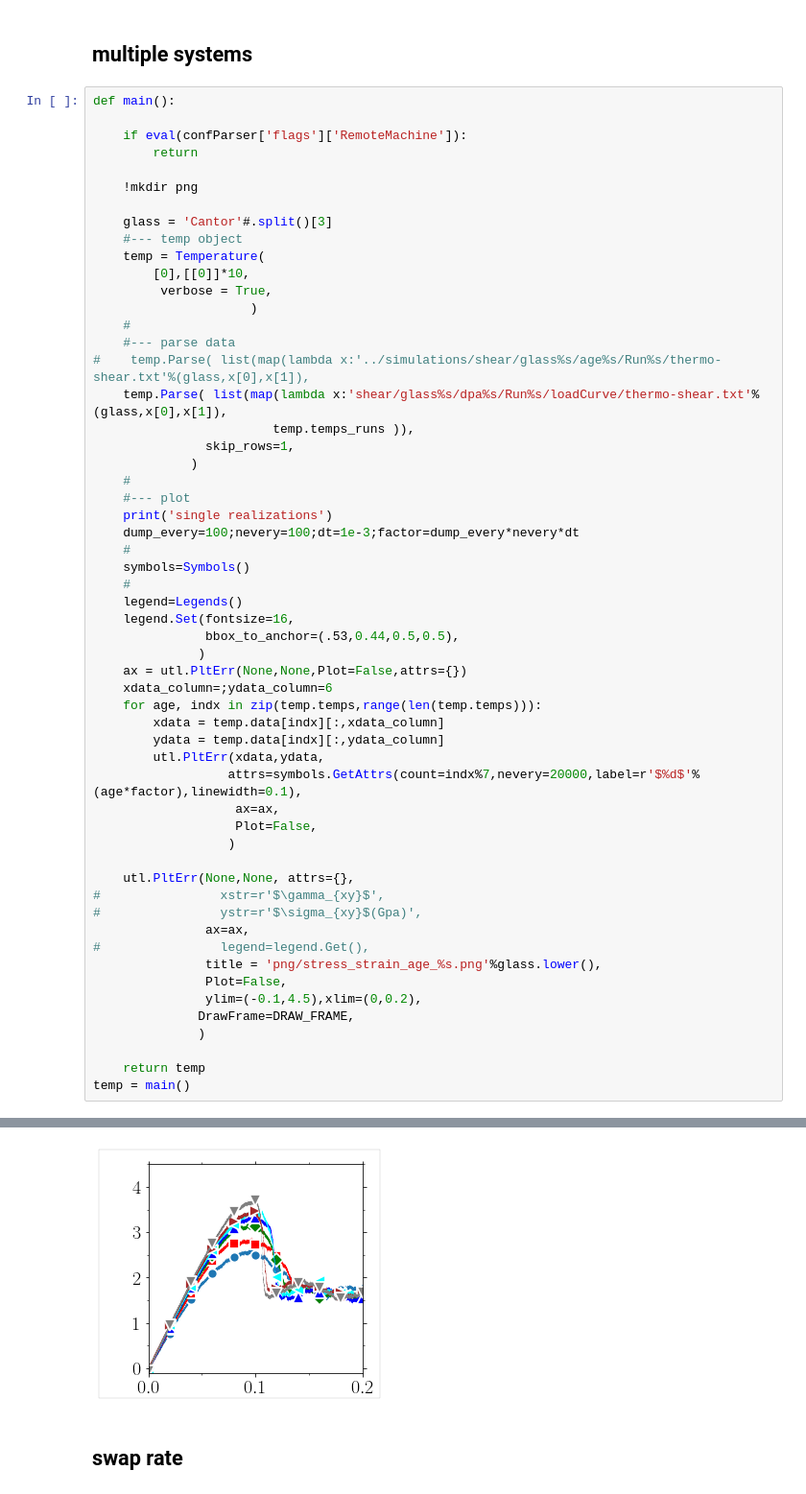
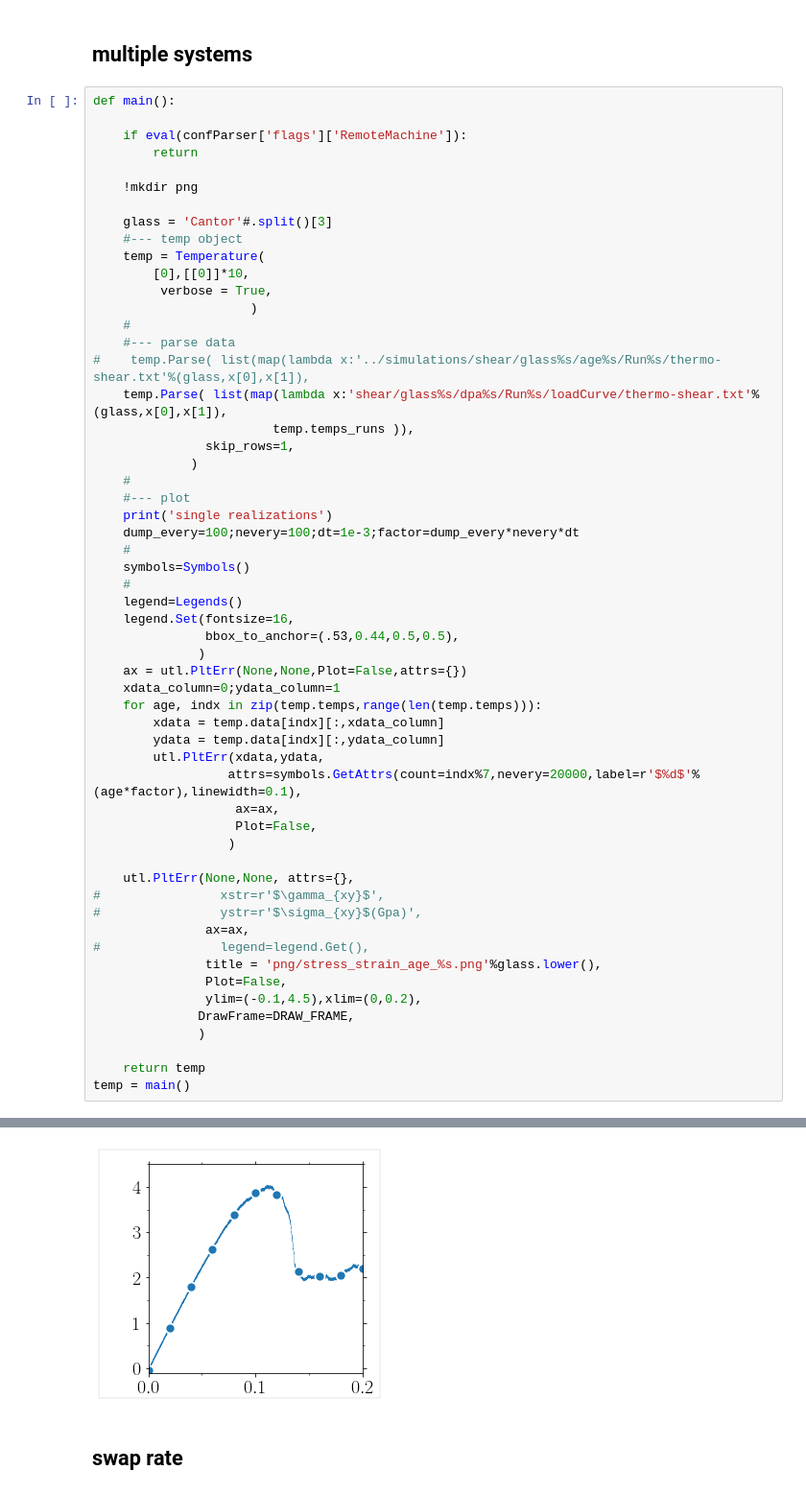
Before and after one commit to kkarimi62/glassDeformation, a Jupyter notebook: python/analyzePlasticity_irradiation.ipynb, the cells around one changed output, grey strips where cells are left out. Shown at 96% size. Saved outputs shown, nothing was run; the diff lists cells and outputs as text.

```diff
--- a/python/analyzePlasticity_irradiation.ipynb
+++ b/python/analyzePlasticity_irradiation.ipynb
@@ -720,7 +720,7 @@ def main():
                bbox_to_anchor=(.53,0.44,0.5,0.5),
               )
     ax = utl.PltErr(None,None,Plot=False,attrs={})
-    xdata_column=;ydata_column=6
+    xdata_column=0;ydata_column=1
     for age, indx in zip(temp.temps,range(len(temp.temps))):
         xdata = temp.data[indx][:,xdata_column]
         ydata = temp.data[indx][:,ydata_column]
@@ -748,5 +749,5 @@ mkdir: png: File exists
 single realizations
-[figure, old version]
+[figure, new version]
 # %% [markdown]
 ## swap rate
 # %%
```
Also changed, not shown: parts of 1 cell of this notebook, 1 other file.
